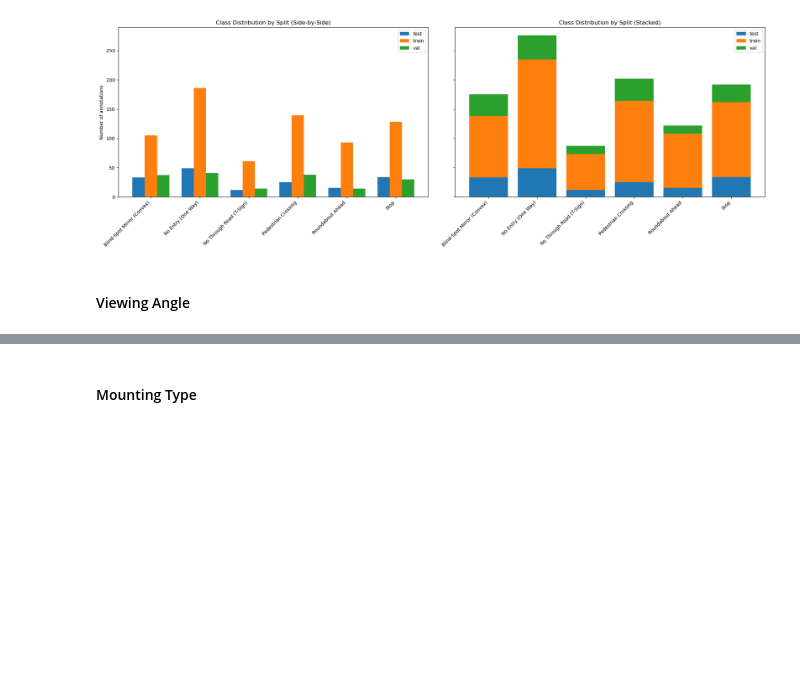
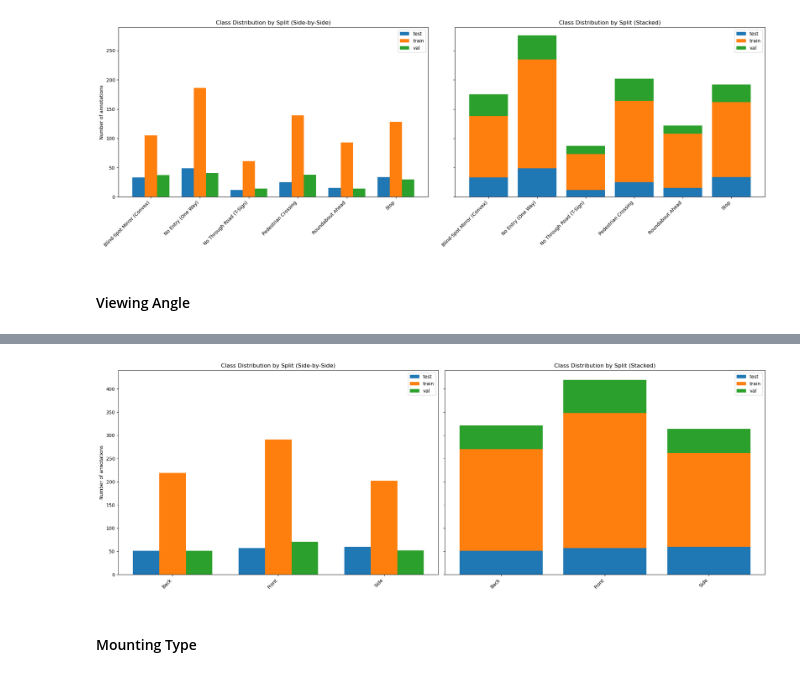
Before and after one commit to spiteriamy/ari3129-cv-group-project, a Jupyter notebook: 2c_results_comparison.ipynb, the cells around one changed output, grey strips where cells are left out. Drawn from its saved outputs; the diff is of its cells as text; code cells hidden in the pictures; blank space fills up the shorter version.

```diff
--- a/2c_results_comparison.ipynb
+++ b/2c_results_comparison.ipynb
@@ -81,3 +96,44 @@ def class_distribution(coco_path):
+# %%
+# plot the charts to visualise class distribution
+# for each dataset split
+
+def plot_bar_split(total_dist, all_dists):
+    classes = sorted(total_dist.keys())
+    splits = list(all_dists.keys())       # train, test, val
+
+    fig, (ax1, ax2) = plt.subplots(1, 2, figsize=(20, 7), sharey=True)
+
+    # side-by-side bars (on the left)
+
+    x = np.arange(len(classes))       # class positions
+    width = 0.25                      # bar width
+
+    for i, split in enumerate(splits):
+        counts = [all_dists[split].get(cls, 0) for cls in classes]
+        ax1.bar(x + i * width, counts, width=width, label=split.replace(".json", ""))
+
+    ax1.set_xticks(x + width)
+    ax1.set_xticklabels(classes, rotation=45, ha="right")
+    ax1.set_title("Class Distribution by Split (Side-by-Side)")
+    ax1.set_ylabel("Number of annotations")
+    ax1.legend()
+
+    # stacked bars (right)
+
+    bottom = np.zeros(len(classes))
+
+    for split in splits:
+        counts = [all_dists[split].get(cls, 0) for cls in classes]
+        ax2.bar(x, counts, bottom=bottom, label=split.replace(".json", ""))
+        bottom += counts
+
+    ax2.set_xticks(x)
+    ax2.set_xticklabels(classes, rotation=45, ha="right")
+    ax2.set_title("Class Distribution by Split (Stacked)")
+    ax2.legend()
+
+    plt.tight_layout()
+    plt.show()
 # %% [markdown]
 #### Sign Type
 # %%
@@ -231,3 +243,7 @@ Side                          : 314      (29.79%)
+# %%
+plot_bar_split(total_dist, all_dists)
+# %% [output]
+[figure, added]
 # %% [markdown]
 #### Mounting Type
 # %%
```
Also changed, not shown: parts of 18 cells of this notebook.
